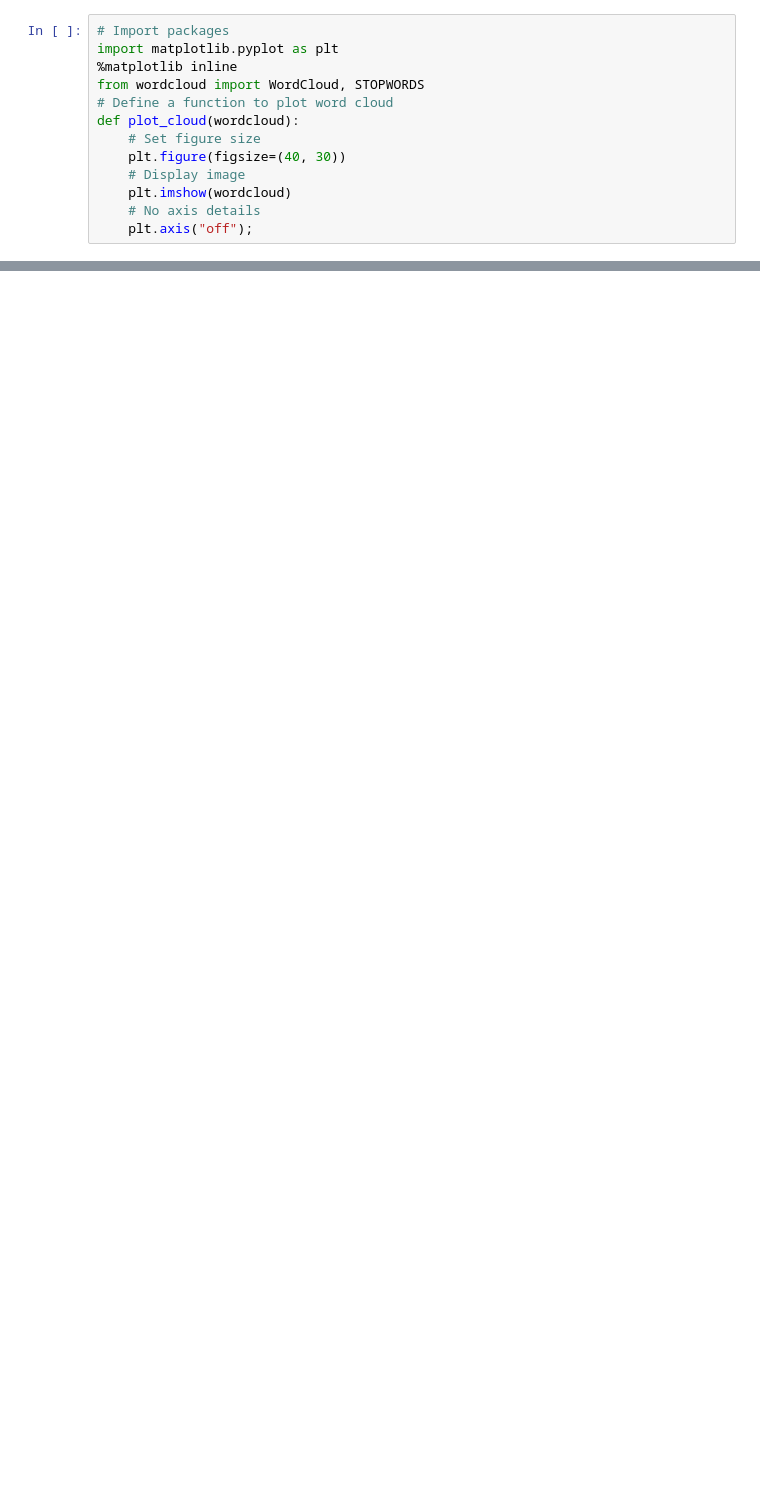
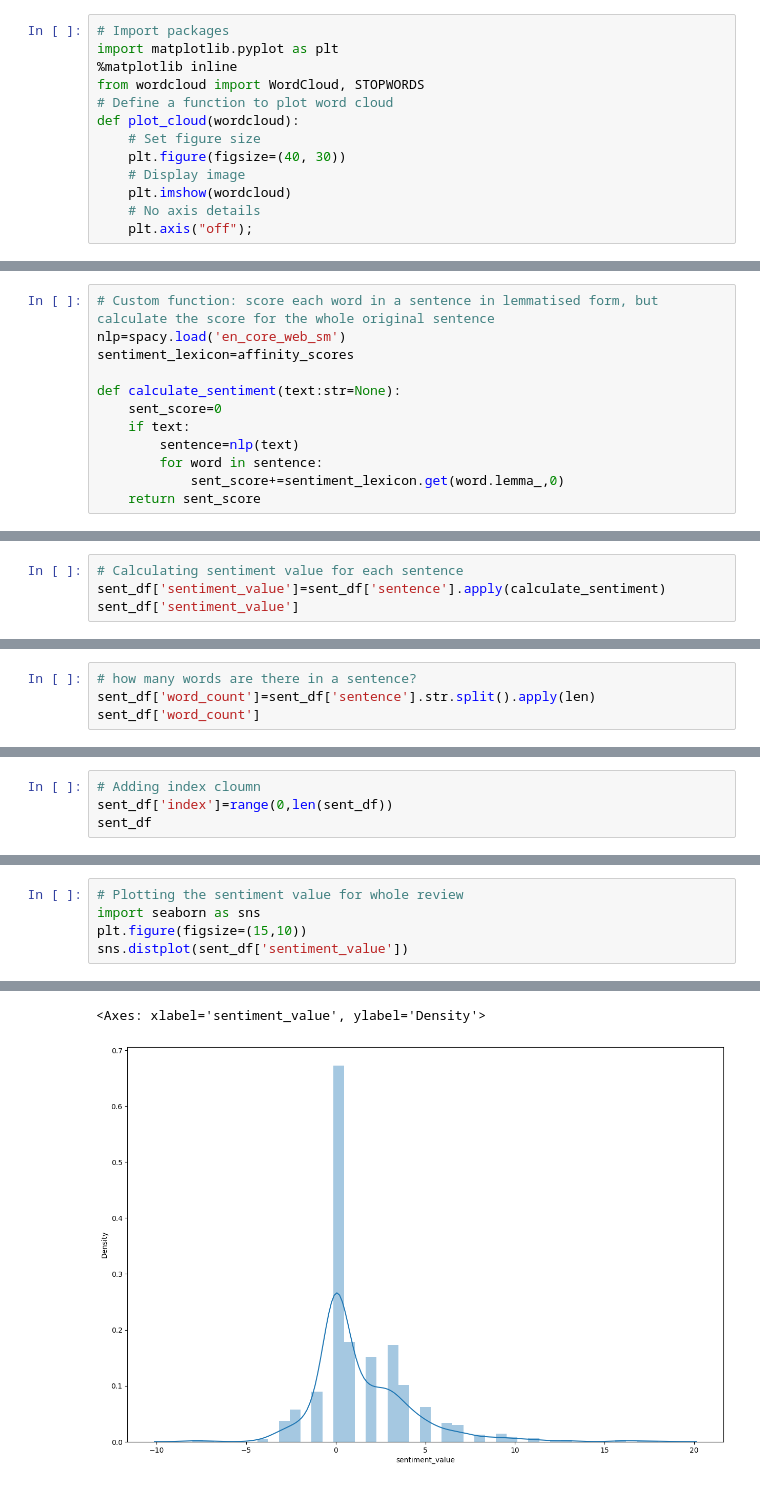
Before and after one commit to bhanupriya9916/bhanu121998, a Jupyter notebook: text_mining.ipynb, the cells around one changed output, grey strips where cells are left out. Saved outputs shown, nothing was run; the diff lists cells and outputs as text; blank space fills up the shorter version.

```diff
--- a/text_mining.ipynb
+++ b/text_mining.ipynb
@@ -237,0 +390,12 @@ plot_cloud(wordcloud)
+# %%
+# Custom function: score each word in a sentence in lemmatised form, but calculate the score for the whole original sentence
+nlp=spacy.load('en_core_web_sm')
+sentiment_lexicon=affinity_scores
+
+def calculate_sentiment(text:str=None):
+    sent_score=0
+    if text:
+        sentence=nlp(text)
+        for word in sentence:
+            sent_score+=sentiment_lexicon.get(word.lemma_,0)
+    return sent_score
@@ -237,0 +407,4 @@ plot_cloud(wordcloud)
+# %%
+# Calculating sentiment value for each sentence
+sent_df['sentiment_value']=sent_df['sentence'].apply(calculate_sentiment)
+sent_df['sentiment_value']
@@ -237,0 +424,4 @@ plot_cloud(wordcloud)
+# %%
+# how many words are there in a sentence?
+sent_df['word_count']=sent_df['sentence'].str.split().apply(len)
+sent_df['word_count']
@@ -237,0 +504,4 @@ plot_cloud(wordcloud)
+# %%
+# Adding index cloumn
+sent_df['index']=range(0,len(sent_df))
+sent_df
@@ -237,0 +522,6 @@ plot_cloud(wordcloud)
+# %%
+# Plotting the sentiment value for whole review
+import seaborn as sns
+plt.figure(figsize=(15,10))
+sns.distplot(sent_df['sentiment_value'])
+# %% [output]
@@ -237,0 +537,2 @@ plot_cloud(wordcloud)
+<Axes: xlabel='sentiment_value', ylabel='Density'>
+[figure, added]
```
Also changed, not shown: parts of 24 cells of this notebook.
